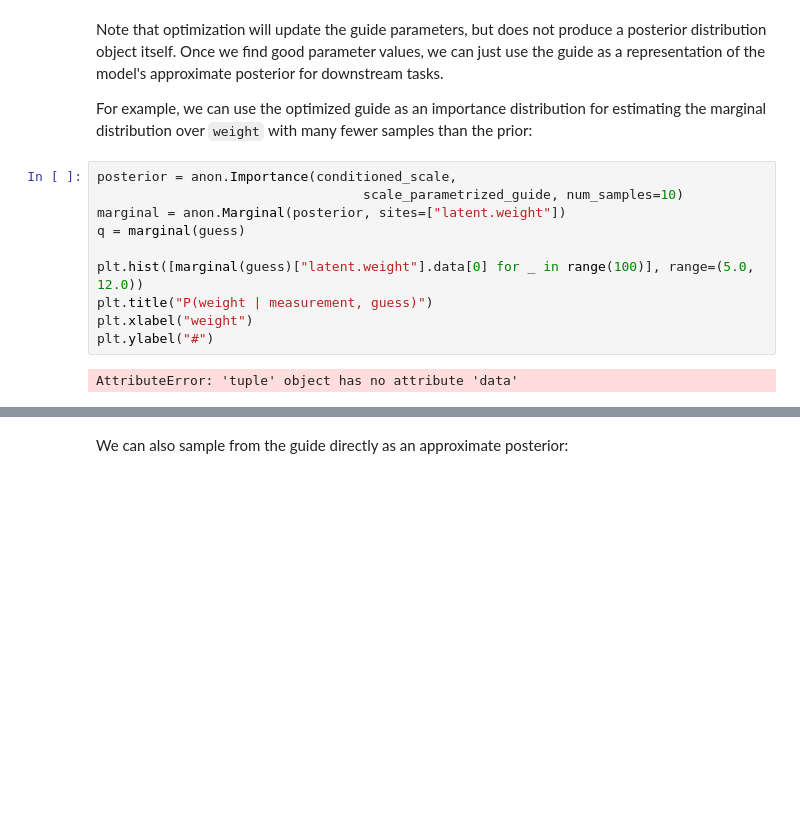
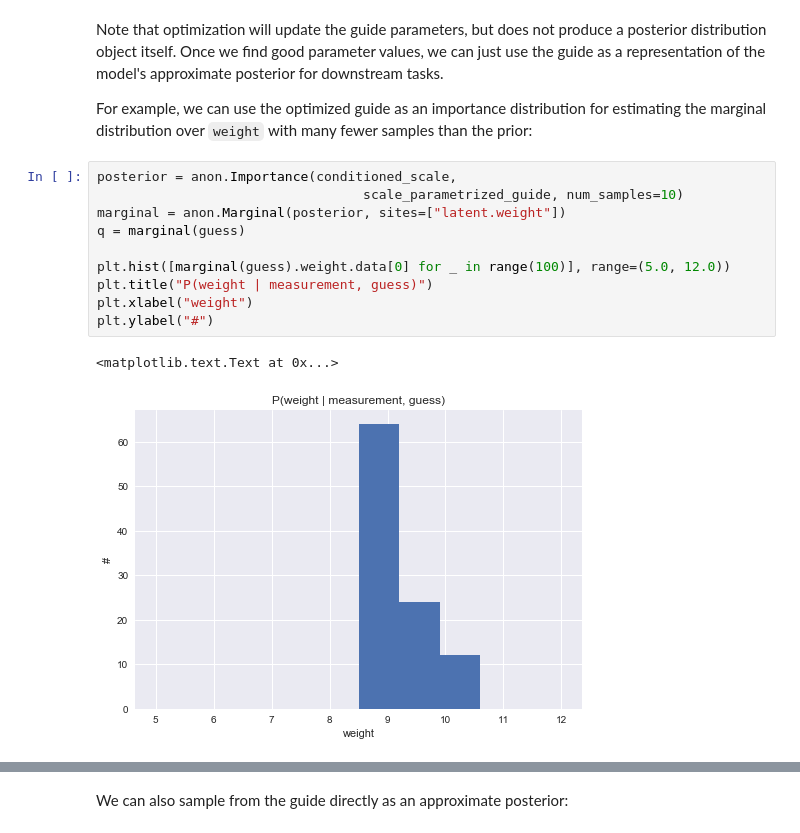
Before and after one commit to MaryamNajafian/pyro, a Jupyter notebook: tutorial_ette/source/intro_part_ii.ipynb, the cells around one changed output, grey strips where cells are left out. Saved outputs shown, nothing was run; the diff lists cells and outputs as text; blank space fills up the shorter version.

```diff
--- a/tutorial_ette/source/intro_part_ii.ipynb
+++ b/tutorial_ette/source/intro_part_ii.ipynb
@@ -249,12 +249,13 @@ For example, we can use the optimized guide as an importance distribution for es
 # %%
 posterior = anon.Importance(conditioned_scale,
                                   scale_parametrized_guide, num_samples=10)
 marginal = anon.Marginal(posterior, sites=["latent.weight"])
 q = marginal(guess)
 
-plt.hist([marginal(guess)["latent.weight"].data[0] for _ in range(100)], range=(5.0, 12.0))
+plt.hist([marginal(guess).weight.data[0] for _ in range(100)], range=(5.0, 12.0))
 plt.title("P(weight | measurement, guess)")
 plt.xlabel("weight")
 plt.ylabel("#")
 # %% [output]
-AttributeError: 'tuple' object has no attribute 'data'
+<matplotlib.text.Text at 0x...>
+[figure, added]
```
Also changed, not shown: parts of 3 cells of this notebook.
